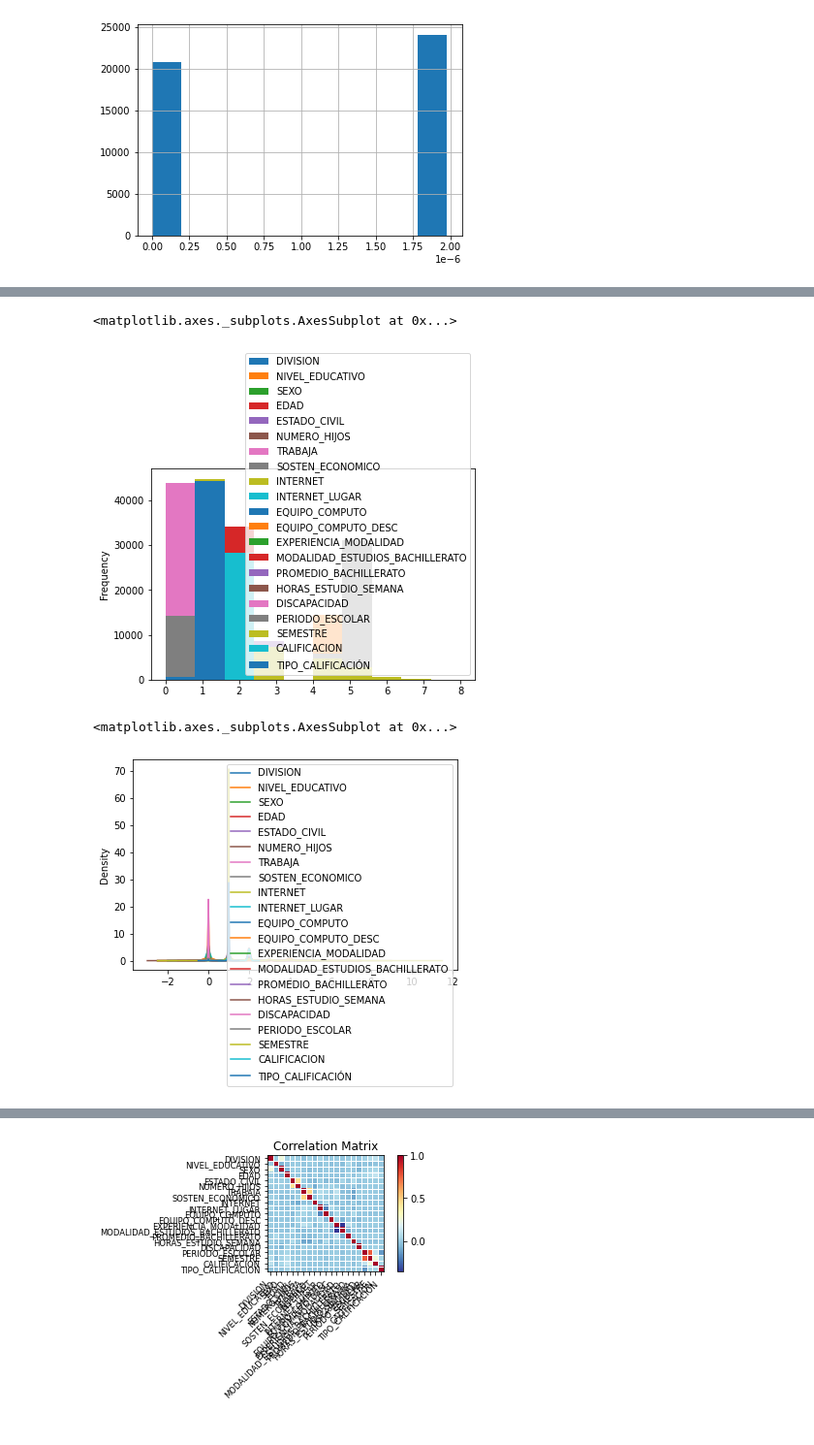
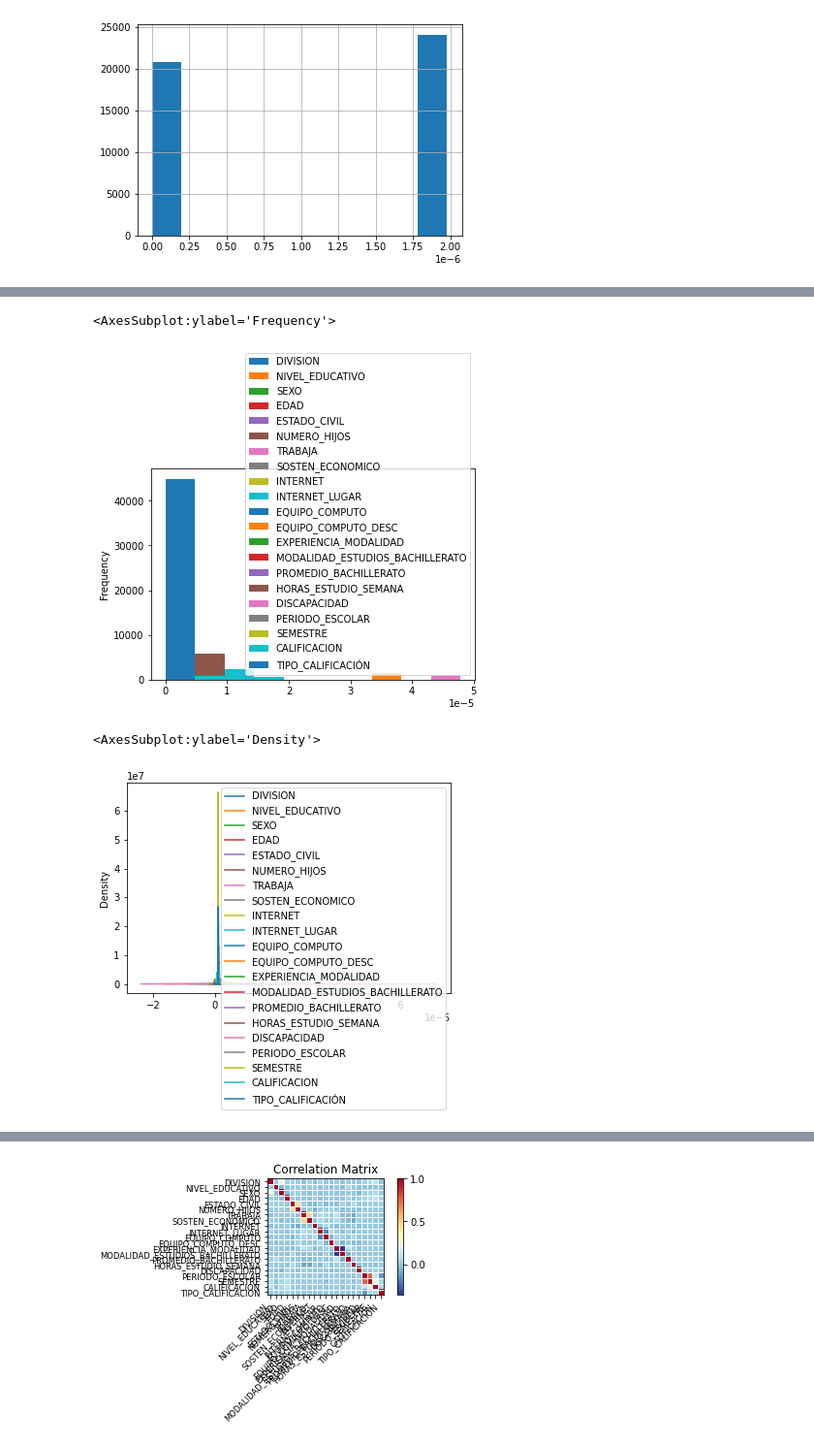
Before and after one commit to ocastrejon/pulido, a Jupyter notebook: binder_codigo.ipynb, the cells around one changed output, grey strips where cells are left out. Shown: that part at 97% size. Saved outputs shown, nothing was run; the diff lists cells and outputs as text; code cells hidden in the pictures.

```diff
--- a/binder_codigo.ipynb
+++ b/binder_codigo.ipynb
@@ -520,12 +552,12 @@ array([[<matplotlib.axes._subplots.AxesSubplot object at 0x...>,
 # %%
-galaxy.plot.hist()
+binder.plot.hist()
 # %% [output]
-<matplotlib.axes._subplots.AxesSubplot at 0x...>
+<AxesSubplot:ylabel='Frequency'>
-[figure, old version]
+[figure, new version]
 # %%
 # find how many modes
-galaxy.plot.density()
+binder.plot.density()
 # %% [output]
-<matplotlib.axes._subplots.AxesSubplot at 0x...>
+<AxesSubplot:ylabel='Density'>
-[figure, old version]
+[figure, new version]
 # %%
```
Also changed, not shown: parts of 25 cells of this notebook.
